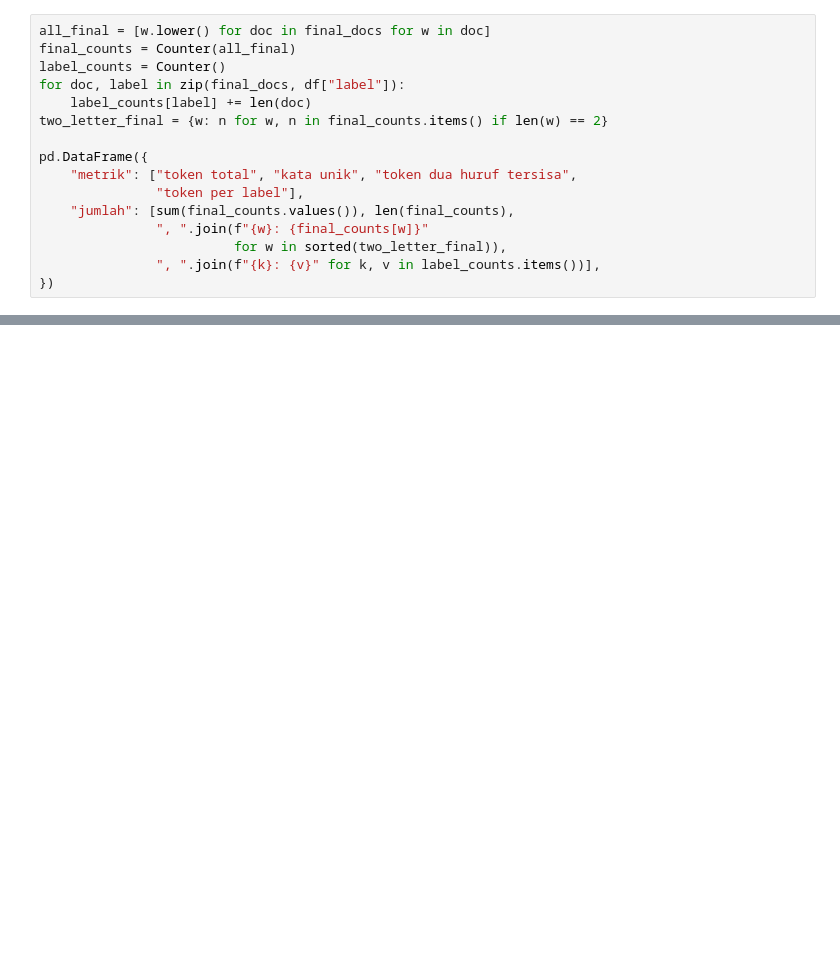
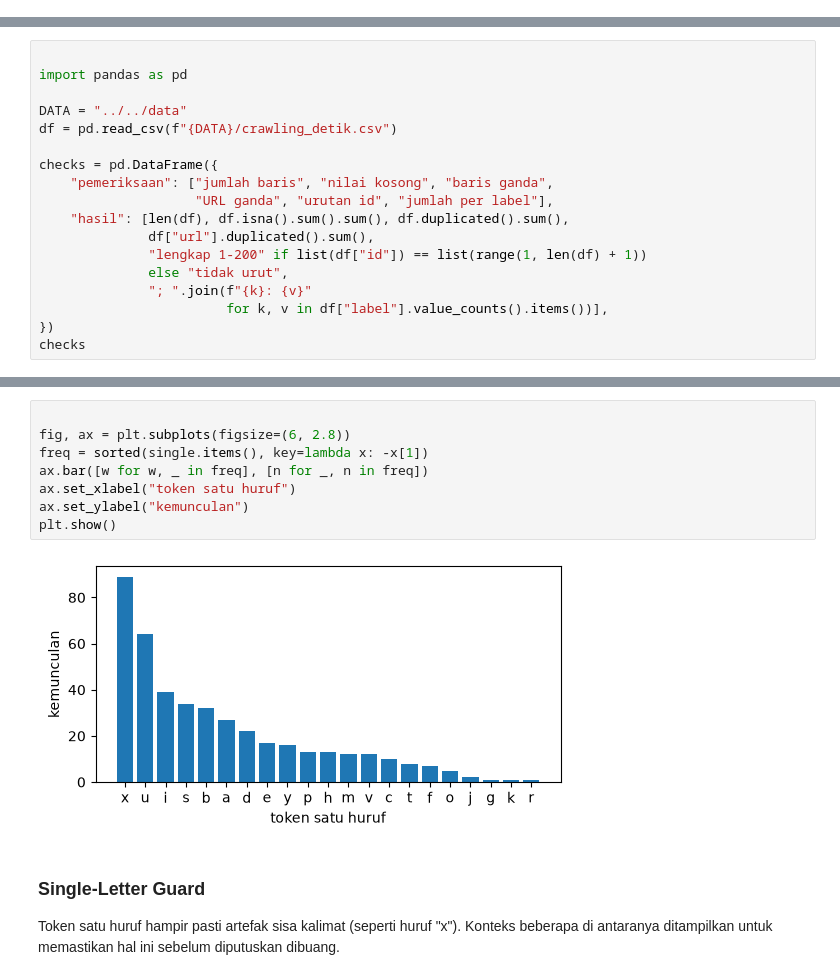
Before and after one commit to rhindottire/PPW, a Jupyter notebook: notebook/book/book-2.ipynb, the cells around one changed output, grey strips where cells are left out. Cells and saved outputs as stored; diff of their text form; blank space fills up the shorter version.

```diff
--- a/notebook/book/book-2.ipynb
+++ b/notebook/book/book-2.ipynb
@@ -863,16 +0,0 @@ Korpus bersih dirangkum: total token, kosakata per label, dan sisa token dua hur
-# %%
-all_final = [w.lower() for doc in final_docs for w in doc]
-final_counts = Counter(all_final)
-label_counts = Counter()
-for doc, label in zip(final_docs, df["label"]):
-    label_counts[label] += len(doc)
-two_letter_final = {w: n for w, n in final_counts.items() if len(w) == 2}
-
-pd.DataFrame({
-    "metrik": ["token total", "kata unik", "token dua huruf tersisa",
-               "token per label"],
-    "jumlah": [sum(final_counts.values()), len(final_counts),
-               ", ".join(f"{w}: {final_counts[w]}"
-                         for w in sorted(two_letter_final)),
-               ", ".join(f"{k}: {v}" for k, v in label_counts.items())],
-})
@@ -1052,0 +19,18 @@ pd.DataFrame({
+# %%
+
+import pandas as pd
+
+DATA = "../../data"
+df = pd.read_csv(f"{DATA}/crawling_detik.csv")
+
+checks = pd.DataFrame({
+    "pemeriksaan": ["jumlah baris", "nilai kosong", "baris ganda",
+                    "URL ganda", "urutan id", "jumlah per label"],
+    "hasil": [len(df), df.isna().sum().sum(), df.duplicated().sum(),
+              df["url"].duplicated().sum(),
+              "lengkap 1-200" if list(df["id"]) == list(range(1, len(df) + 1))
+              else "tidak urut",
+              "; ".join(f"{k}: {v}"
+                        for k, v in df["label"].value_counts().items())],
+})
+checks
@@ -1052,0 +174,16 @@ pd.DataFrame({
+# %%
+
+fig, ax = plt.subplots(figsize=(6, 2.8))
+freq = sorted(single.items(), key=lambda x: -x[1])
+ax.bar([w for w, _ in freq], [n for _, n in freq])
+ax.set_xlabel("token satu huruf")
+ax.set_ylabel("kemunculan")
+plt.show()
+# %% [output]
+[figure, added]
+# %% [markdown]
+### Single-Letter Guard
+
+Token satu huruf hampir pasti artefak sisa kalimat (seperti huruf "x"). Konteks
+beberapa di antaranya ditampilkan untuk memastikan hal ini sebelum diputuskan
+dibuang.
```
Also changed, not shown: parts of 178 cells of this notebook, 6 other files.
